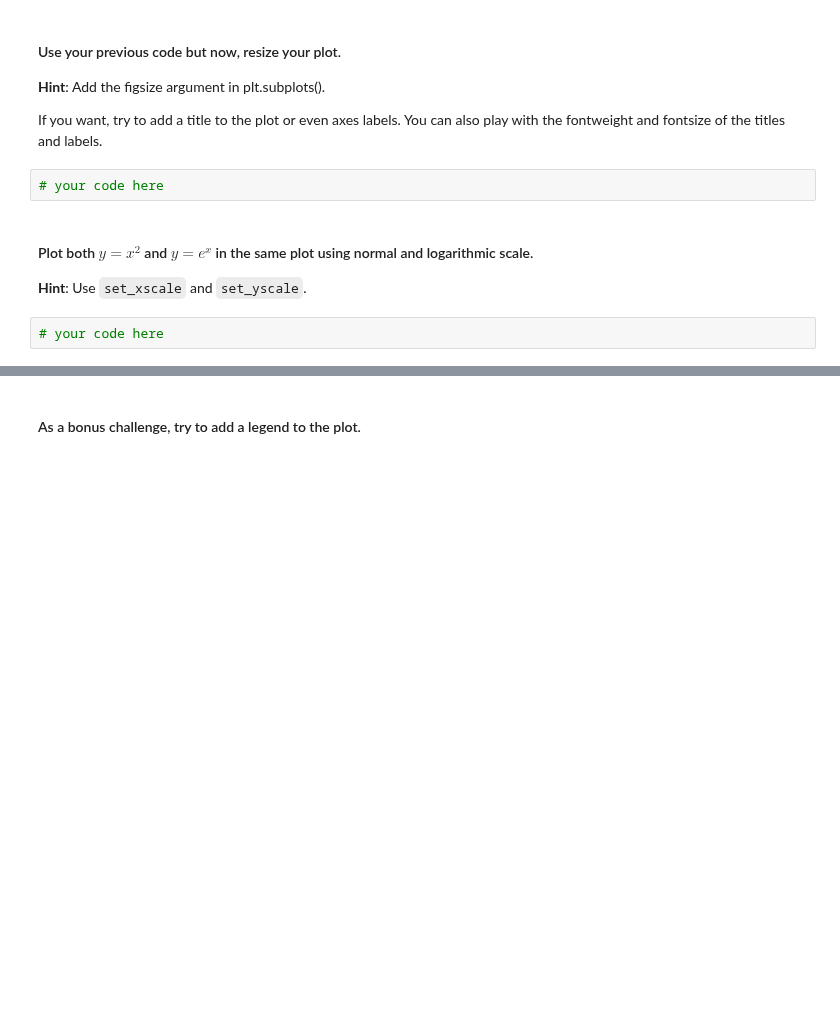
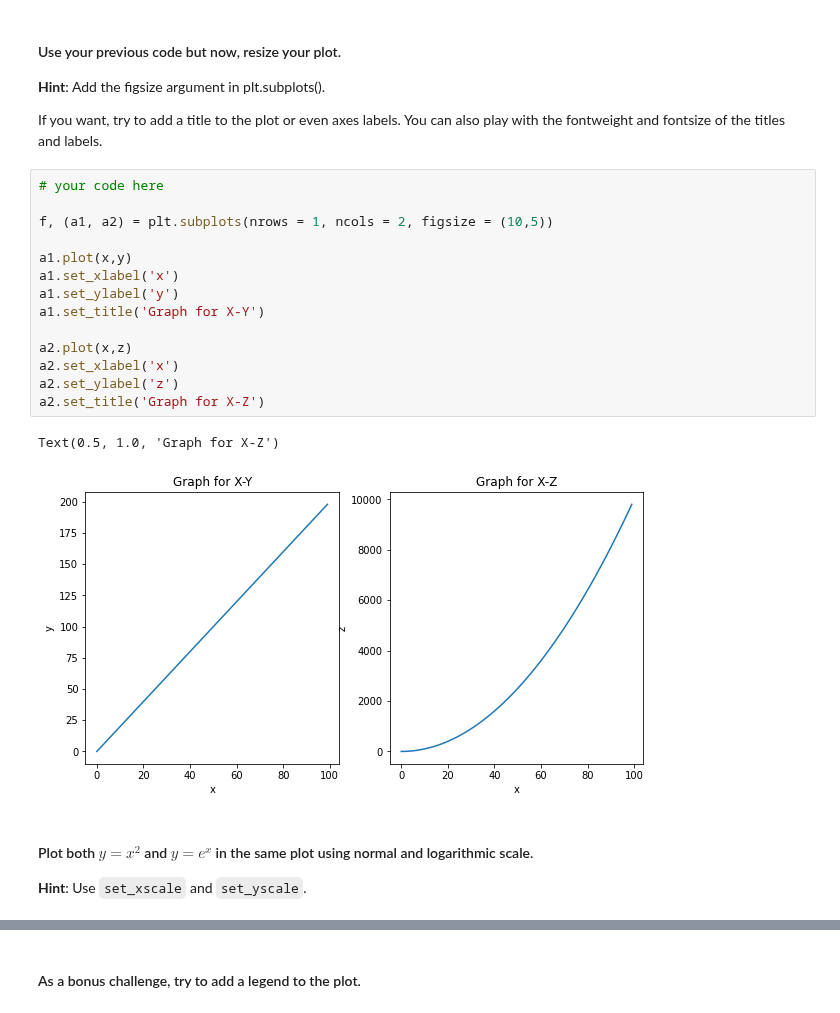
Before and after one commit to ta-data-lis/lab-matplotlib-seaborn, a Jupyter notebook: your-code/main.ipynb, the cells around one changed output, grey strips where cells are left out. Saved outputs shown, nothing was run; the diff lists cells and outputs as text; blank space fills up the shorter version.

```diff
--- a/your-code/main.ipynb
+++ b/your-code/main.ipynb
@@ -31,10 +61,23 @@ Also, play around with the linewidth and style. Use the ones you're most happy w
 **Hint**: Add the figsize argument in plt.subplots().
 
 If you want, try to add a title to the plot or even axes labels. You can also play with the fontweight and fontsize of the titles and labels.
-# %%
-# your code here
+# %%
+# your code here
+
+f, (a1, a2) = plt.subplots(nrows = 1, ncols = 2, figsize = (10,5))
+
+a1.plot(x,y)
+a1.set_xlabel('x')
+a1.set_ylabel('y')
+a1.set_title('Graph for X-Y')
+
+a2.plot(x,z)
+a2.set_xlabel('x')
+a2.set_ylabel('z')
+a2.set_title('Graph for X-Z')
+# %% [output]
+Text(0.5, 1.0, 'Graph for X-Z')
+[figure, added]
 # %% [markdown]
 #### Plot both $y=x^2$ and $y=e^x$ in the same plot using normal and logarithmic scale.
 **Hint**: Use `set_xscale` and `set_yscale`.
-# %%
-# your code here
```
Also changed, not shown: parts of 48 cells of this notebook.
